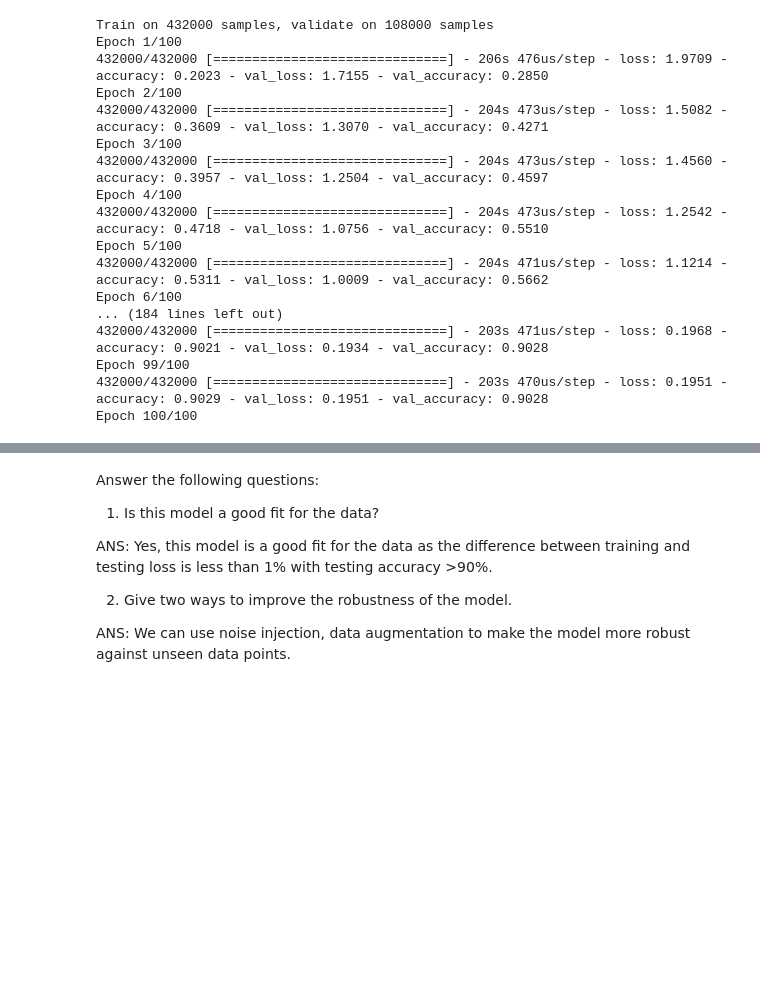
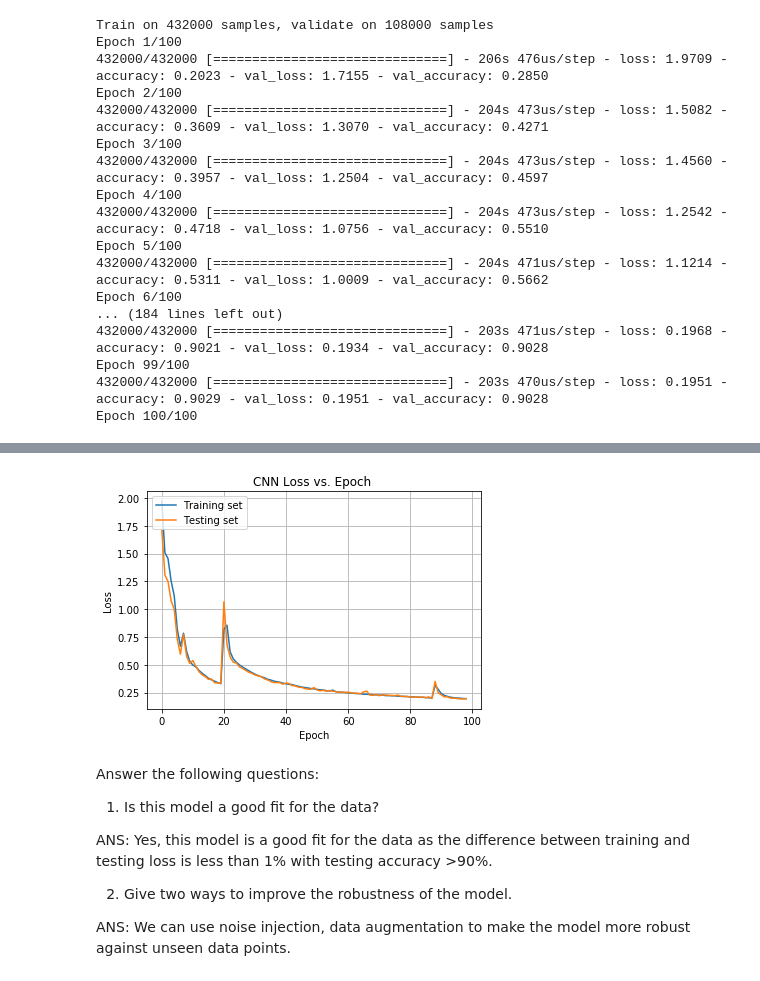
Before and after one commit to tshreegupta/ECE595DL, a Jupyter notebook: Project1/Project_1_Student_code.ipynb, the cells around one changed output, grey strips where cells are left out. Cells and saved outputs as stored; diff of their text form; code cells hidden in the pictures; blank space fills up the shorter version.

```diff
--- a/Project1/Project_1_Student_code.ipynb
+++ b/Project1/Project_1_Student_code.ipynb
@@ -1039,13 +1040,16 @@ NameError: ignored
 # %%
 #Plot loss vs epoch
 #FILL THIS CODE BLOCK IN AND PRODUCE PLOT
 plt.plot(CNN_cldnn_mdata.history['loss'])
 plt.plot(CNN_cldnn_mdata.history['val_loss'])
 plt.title('CNN Loss vs. Epoch ')
 plt.xlabel('Epoch')
 plt.ylabel('Loss')
 plt.legend(['Training set','Testing set'],loc='upper left')
+plt.grid(True)
 plt.show()
+# %% [output]
+[figure, added]
 # %% [markdown]
 Answer the following questions:
 
```
Also changed, not shown: parts of 2 cells of this notebook.
